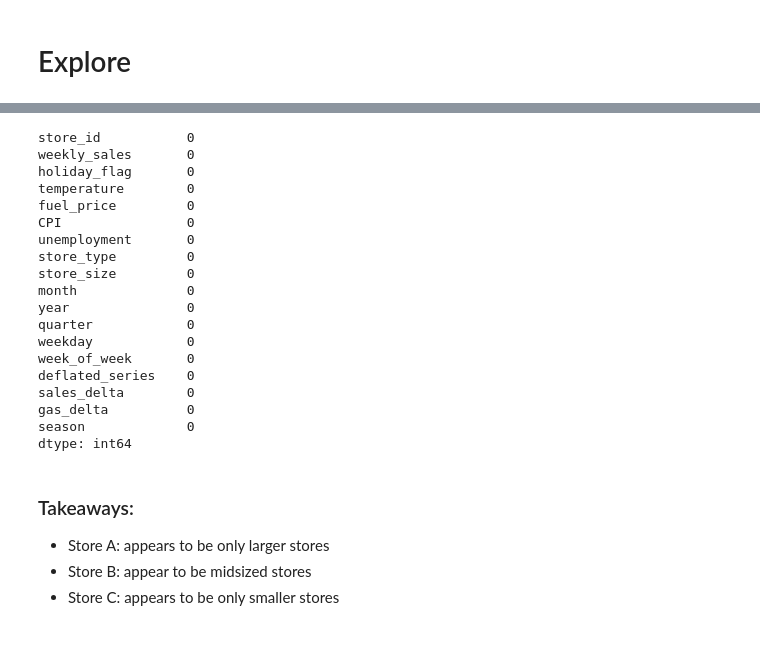
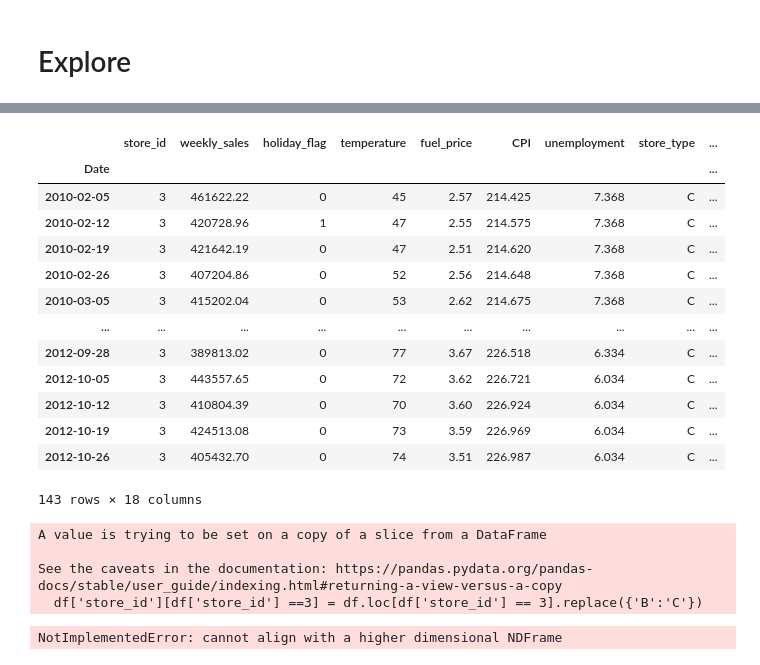
Before and after one commit to Attention-Walmart-Shoppers/capstone, a Jupyter notebook: Tasha Initial Notebook.ipynb, the cells around one changed output, grey strips where cells are left out. Drawn from its saved outputs; the diff is of its cells as text; code cells hidden in the pictures.

Commit message:
outliers

```diff
--- a/Tasha Initial Notebook.ipynb
+++ b/Tasha Initial Notebook.ipynb
@@ -186,10 +193,10 @@ sns.boxplot(x='store_type', y='store_size', data=df)
 # %%
 #correct outlier store_types
 def address_outliers():
-    df.loc[df['store_id'] == 3].replace({'B':'C'})
-    df.loc[df['store_id'] == 5].replace({'B':'C'})
-    df.loc[df['store_id'] == 33].replace({'A':'C'})
-    df.loc[df['store_id'] == 36].replace({'A':'C'})
+    df[df['store_id'] ==3] = df.loc[df['store_id'] == 3].replace({'B':'C'})
+    df[df['store_id'] ==5] = df.loc[df['store_id'] == 5].replace({'B':'C'})
+    df[df['store_id'] ==33] = df.loc[df['store_id'] == 33].replace({'A':'C'})
+    df[df['store_id'] ==36] = df.loc[df['store_id'] == 36].replace({'A':'C'})
 
     return df
 # %%
@@ -203,27 +204,17 @@ sns.boxplot(x='store_type', y='store_size', data=df2)
-# %%
-df.isnull().sum()
-# %% [output]
-store_id           0
-weekly_sales       0
-holiday_flag       0
-temperature        0
-fuel_price         0
-CPI                0
-unemployment       0
-store_type         0
-store_size         0
-month              0
-year               0
-quarter            0
-weekday            0
-week_of_week       0
-deflated_series    0
-sales_delta        0
-gas_delta          0
-season             0
-dtype: int64
-# %% [markdown]
-### Takeaways:
-- Store A: appears to be only larger stores
-- Store B: appear to be midsized stores
-- Store C: appears to be only smaller stores
+# %%
+df2.loc[df2['store_id'] == 3]
+# %% [output]
+|  | store_id | weekly_sales | holiday_flag | temperature | fuel_price | CPI | unemployment | store_type | ... |
+| Date |  |  |  |  |  |  |  |  | ... |
+| 2010-02-05 | 3 | 461622.22 | 0 | 45 | 2.57 | 214.425 | 7.368 | C | ... |
+| 2010-02-12 | 3 | 420728.96 | 1 | 47 | 2.55 | 214.575 | 7.368 | C | ... |
+| 2010-02-19 | 3 | 421642.19 | 0 | 47 | 2.51 | 214.620 | 7.368 | C | ... |
+| 2010-02-26 | 3 | 407204.86 | 0 | 52 | 2.56 | 214.648 | 7.368 | C | ... |
+| 2010-03-05 | 3 | 415202.04 | 0 | 53 | 2.62 | 214.675 | 7.368 | C | ... |
+| ... | ... | ... | ... | ... | ... | ... | ... | ... | ... |
+| 2012-09-28 | 3 | 389813.02 | 0 | 77 | 3.67 | 226.518 | 6.334 | C | ... |
+| 2012-10-05 | 3 | 443557.65 | 0 | 72 | 3.62 | 226.721 | 6.034 | C | ... |
+| 2012-10-12 | 3 | 410804.39 | 0 | 70 | 3.60 | 226.924 | 6.034 | C | ... |
+| 2012-10-19 | 3 | 424513.08 | 0 | 73 | 3.59 | 226.969 | 6.034 | C | ... |
+| 2012-10-26 | 3 | 405432.70 | 0 | 74 | 3.51 | 226.987 | 6.034 | C | ... |
+143 rows × 18 columns
@@ -230,3 +225,11 @@ dtype: int64
+# %%
+df2= address_outliers(df)
+# %% [output]
+A value is trying to be set on a copy of a slice from a DataFrame
+
+See the caveats in the documentation: https://pandas.pydata.org/pandas-docs/stable/user_guide/indexing.html#returning-a-view-versus-a-copy
+  df['store_id'][df['store_id'] ==3] = df.loc[df['store_id'] == 3].replace({'B':'C'})
+NotImplementedError: cannot align with a higher dimensional NDFrame
 # %%
 plt.figure(figsize=(14,6))
 sns.boxplot(x='store_type', y='weekly_sales', data=df)
```
Also changed, not shown: parts of 13 cells of this notebook.
